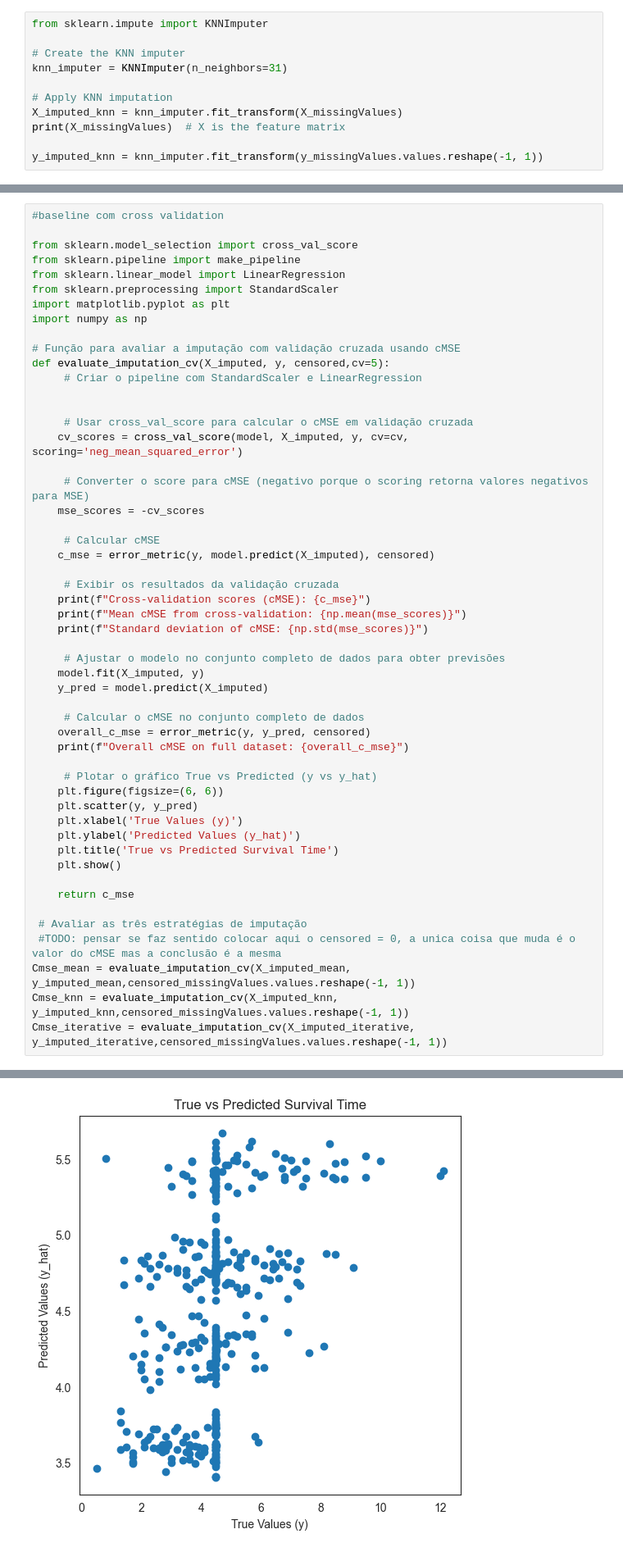
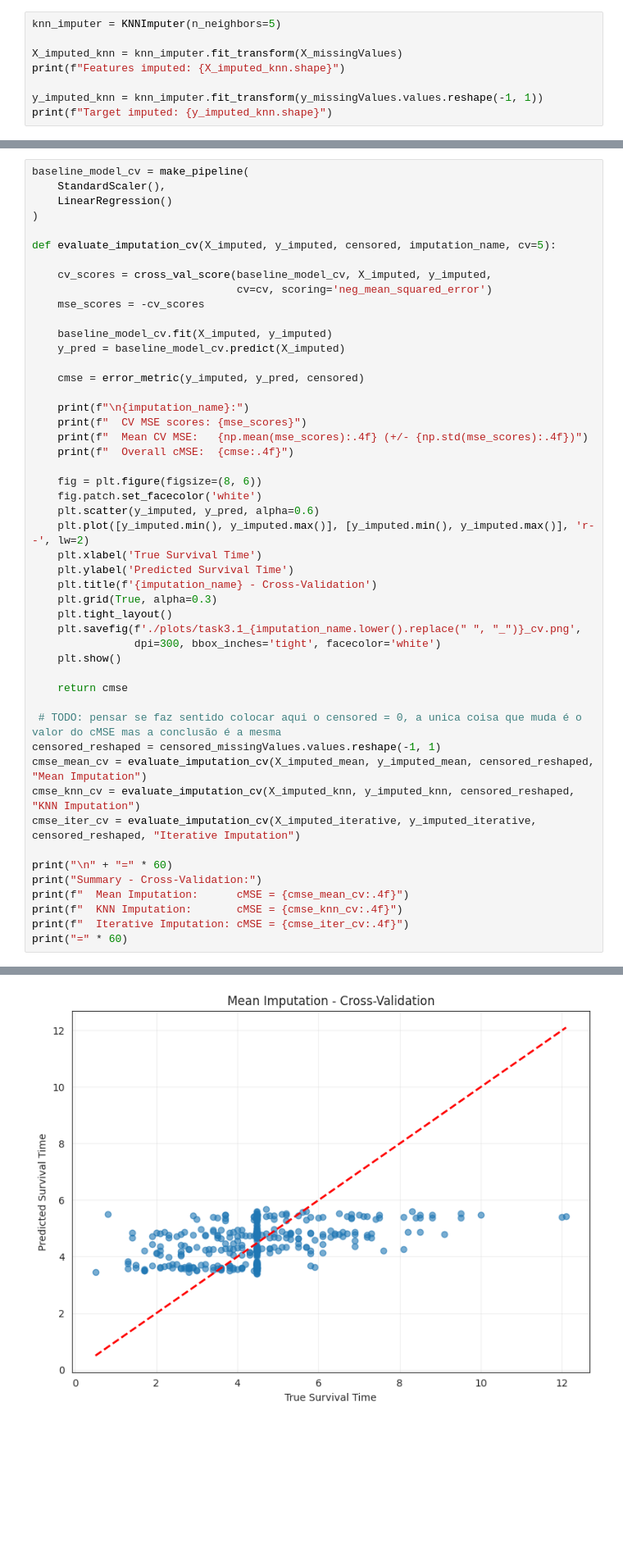
Before and after one commit to zepedrocosta/AA-Projeto2, a Jupyter notebook: Tasks.ipynb, the cells around one changed output, grey strips where cells are left out. Shown at 82% size. Saved outputs shown, nothing was run; the diff lists cells and outputs as text; blank space fills up the shorter version.

```diff
--- a/Tasks.ipynb
+++ b/Tasks.ipynb
@@ -1150,12 +1146,9 @@ print(y_imputed_mean)
 # %%
-from sklearn.impute import KNNImputer
+knn_imputer = KNNImputer(n_neighbors=5)
 
-# Create the KNN imputer
-knn_imputer = KNNImputer(n_neighbors=31)
-
-# Apply KNN imputation
 X_imputed_knn = knn_imputer.fit_transform(X_missingValues)
-print(X_missingValues)  # X is the feature matrix
+print(f"Features imputed: {X_imputed_knn.shape}")
 
 y_imputed_knn = knn_imputer.fit_transform(y_missingValues.values.reshape(-1, 1))
+print(f"Target imputed: {y_imputed_knn.shape}")
 # %% [output]
@@ -1255,53 +1247,50 @@ CMSE com imputação iterativa: 1.4809393765098584
 # %%
-#baseline com cross validation
+baseline_model_cv = make_pipeline(
+    StandardScaler(),
+    LinearRegression()
+)
 
-from sklearn.model_selection import cross_val_score
-from sklearn.pipeline import make_pipeline
-from sklearn.linear_model import LinearRegression
-from sklearn.preprocessing import StandardScaler
-import matplotlib.pyplot as plt
-import numpy as np
+def evaluate_imputation_cv(X_imputed, y_imputed, censored, imputation_name, cv=5):
 
-# Função para avaliar a imputação com validação cruzada usando cMSE
-def evaluate_imputation_cv(X_imputed, y, censored,cv=5):
-     # Criar o pipeline com StandardScaler e LinearRegression
-
-
-     # Usar cross_val_score para calcular o cMSE em validação cruzada
-    cv_scores = cross_val_score(model, X_imputed, y, cv=cv, scoring='neg_mean_squared_error')
-
-     # Converter o score para cMSE (negativo porque o scoring retorna valores negativos para MSE)
+    cv_scores = cross_val_score(baseline_model_cv, X_imputed, y_imputed,
+                                cv=cv, scoring='neg_mean_squared_error')
     mse_scores = -cv_scores
 
-     # Calcular cMSE
-    c_mse = error_metric(y, model.predict(X_imputed), censored)
+    baseline_model_cv.fit(X_imputed, y_imputed)
+    y_pred = baseline_model_cv.predict(X_imputed)
 
-     # Exibir os resultados da validação cruzada
-    print(f"Cross-validation scores (cMSE): {c_mse}")
-    print(f"Mean cMSE from cross-validation: {np.mean(mse_scores)}")
-    print(f"Standard deviation of cMSE: {np.std(mse_scores)}")
+    cmse = error_metric(y_imputed, y_pred, censored)
 
-     # Ajustar o modelo no conjunto completo de dados para obter previsões
-    model.fit(X_imputed, y)
-    y_pred = model.predict(X_imputed)
+    print(f"\n{imputation_name}:")
+    print(f"  CV MSE scores: {mse_scores}")
+    print(f"  Mean CV MSE:   {np.mean(mse_scores):.4f} (+/- {np.std(mse_scores):.4f})")
+    print(f"  Overall cMSE:  {cmse:.4f}")
 
-     # Calcular o cMSE no conjunto completo de dados
-    overall_c_mse = error_metric(y, y_pred, censored)
-    print(f"Overall cMSE on full dataset: {overall_c_mse}")
-
-     # Plotar o gráfico True vs Predicted (y vs y_hat)
-    plt.figure(figsize=(6, 6))
-    plt.scatter(y, y_pred)
-    plt.xlabel('True Values (y)')
-    plt.ylabel('Predicted Values (y_hat)')
-    plt.title('True vs Predicted Survival Time')
+    fig = plt.figure(figsize=(8, 6))
+    fig.patch.set_facecolor('white')
+    plt.scatter(y_imputed, y_pred, alpha=0.6)
+    plt.plot([y_imputed.min(), y_imputed.max()], [y_imputed.min(), y_imputed.max()], 'r--', lw=2)
+    plt.xlabel('True Survival Time')
+    plt.ylabel('Predicted Survival Time')
+    plt.title(f'{imputation_name} - Cross-Validation')
+    plt.grid(True, alpha=0.3)
+    plt.tight_layout()
+    plt.savefig(f'./plots/task3.1_{imputation_name.lower().replace(" ", "_")}_cv.png',
+                dpi=300, bbox_inches='tight', facecolor='white')
     plt.show()
 
-    return c_mse
+    return cmse
 
- # Avaliar as três estratégias de imputação
- #TODO: pensar se faz sentido colocar aqui o censored = 0, a unica coisa que muda é o valor do cMSE mas a conclusão é a mesma
-Cmse_mean = evaluate_imputation_cv(X_imputed_mean, y_imputed_mean,censored_missingValues.values.reshape(-1, 1))
-Cmse_knn = evaluate_imputation_cv(X_imputed_knn, y_imputed_knn,censored_missingValues.values.reshape(-1, 1))
-Cmse_iterative = evaluate_imputation_cv(X_imputed_iterative, y_imputed_iterative,censored_missingValues.values.reshape(-1, 1))
+ # TODO: pensar se faz sentido colocar aqui o censored = 0, a unica coisa que muda é o valor do cMSE mas a conclusão é a mesma
+censored_reshaped = censored_missingValues.values.reshape(-1, 1)
+cmse_mean_cv = evaluate_imputation_cv(X_imputed_mean, y_imputed_mean, censored_reshaped, "Mean Imputation")
+cmse_knn_cv = evaluate_imputation_cv(X_imputed_knn, y_imputed_knn, censored_reshaped, "KNN Imputation")
+cmse_iter_cv = evaluate_imputation_cv(X_imputed_iterative, y_imputed_iterative, censored_reshaped, "Iterative Imputation")
+
+print("\n" + "=" * 60)
+print("Summary - Cross-Validation:")
+print(f"  Mean Imputation:      cMSE = {cmse_mean_cv:.4f}")
+print(f"  KNN Imputation:       cMSE = {cmse_knn_cv:.4f}")
+print(f"  Iterative Imputation: cMSE = {cmse_iter_cv:.4f}")
+print("=" * 60)
 # %% [output]
@@ -1312 +1301 @@ Overall cMSE on full dataset: 1.7644686983132505
-[figure, old version]
+[figure, new version]
```
Also changed, not shown: parts of 25 cells of this notebook, 23 other files.
